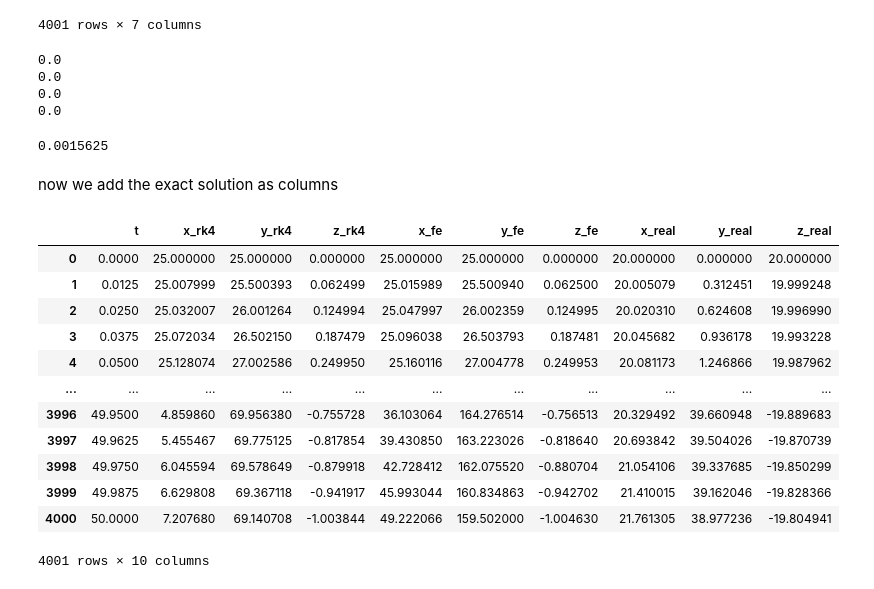
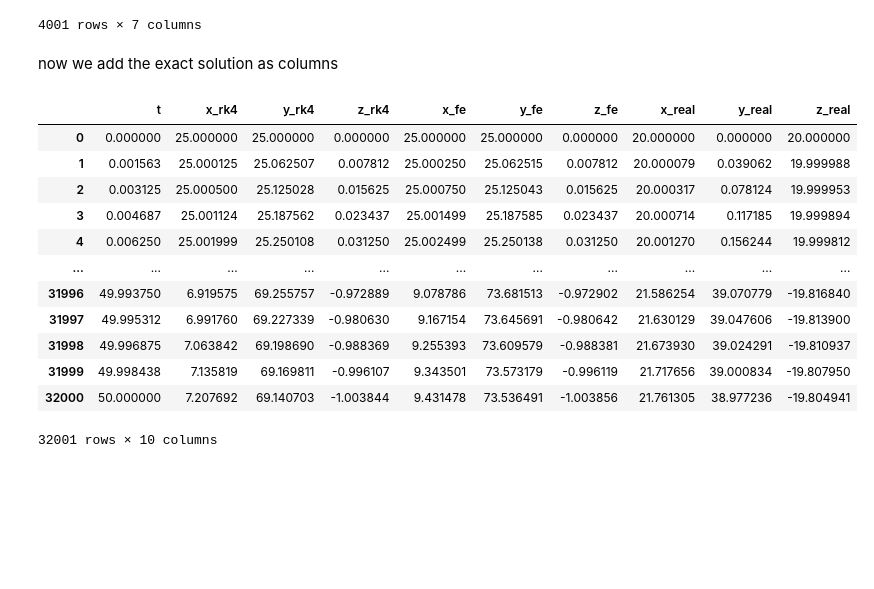
Before and after one commit to Johannesfjeldsaa/FYS3150_projects, a Jupyter notebook: Project3/solutions/plotting.ipynb, the cells around one changed output. Drawn from its saved outputs; the diff is of its cells as text; code cells hidden in the pictures; blank space fills up the shorter version.

```diff
--- a/Project3/solutions/plotting.ipynb
+++ b/Project3/solutions/plotting.ipynb
@@ -121,37 +121,40 @@ fig, axs = plt.subplots(nrows=3, ncols=2, figsize=(12, 15),
 
 # Plot v_x in the top row
 for i in range(2):
-    axs[0, i].set_aspect('equal', adjustable='box')
+    #axs[0, i].set_aspect('equal', adjustable='box')
 
     if i == 0:
-        axs[0, i].set_title('Without particle interaction (v_x)')
         sns.scatterplot(df, x='x1_wo', y='v_x1_wo', ax=axs[0, i], c=df['t'], alpha=0.5, cmap='flare', legend=False)
         sns.scatterplot(df, x='x2_wo', y='v_x2_wo', ax=axs[0, i], c=df['t'], alpha=0.5, cmap='crest', legend=False)
+        axs[0, i].set_title('Without particle interaction (v_x)')
+        axs[0, i].set_ylabel('v_x (microns/microsecond)')
     else:
-        axs[0, i].set_title('With particle interaction (v_x)')
         sns.scatterplot(df, x='x1_w', y='v_x1_w', ax=axs[0, i], c=df['t'], alpha=0.5, cmap='flare', legend=False)
         sns.scatterplot(df, x='x2_w', y='v_x2_w', ax=axs[0, i], c=df['t'], alpha=0.5, cmap='crest', legend=False)
+        axs[0, i].set_title('With particle interaction (v_x)')
+        axs[0, i].set_ylabel('')
 
     axs[0, i].set_xlabel('x (microns)')
-    if i == 0:
-        axs[0, i].set_ylabel('v_x (microns/microsecond)')
+
 
 # Plot v_y in the second row
 for i in range(2):
-    axs[1, i].set_aspect('equal', adjustable='box')
+    #axs[1, i].set_aspect('equal', adjustable='box')
 
     if i == 0:
-        axs[1, i].set_title('Without particle interaction (v_y)')
         sns.scatterplot(df, x='y1_wo', y='v_y1_wo', ax=axs[1, i], c=df['t'], alpha=0.5, cmap='flare', legend=False)
         sns.scatterplot(df, x='y2_wo', y='v_y2_wo', ax=axs[1, i], c=df['t'], alpha=0.5, cmap='crest', legend=False)
+        axs[1, i].set_title('Without particle interaction (v_y)')
+        axs[1, i].set_ylabel('v_y (microns/microsecond)')
     else:
-        axs[1, i].set_title('With particle interaction (v_y)')
         sns.scatterplot(df, x='y1_w', y='v_y1_w', ax=axs[1, i], c=df['t'], alpha=0.5, cmap='flare', legend=False)
         sns.scatterplot(df, x='y2_w', y='v_y2_w', ax=axs[1, i], c=df['t'], alpha=0.5, cmap='crest', legend=False)
+        axs[1, i].set_title('With particle interaction (v_y)')
+        axs[1, i].set_ylabel('')
 
-    axs[1, i].set_xlabel('x (microns)')
-    if i == 0:
-        axs[1, i].set_ylabel('v_y (microns/microsecond)')
+    axs[1, i].set_xlabel('y (microns)')
+
+
 
 # Create colorbars
 norm = plt.Normalize(df['t'].min(), df['t'].max())
@@ -263,51 +266,34 @@ dfs[4000]['df']
 | 3999 | 49.9875 | 6.629808 | 69.367118 | -0.941917 | 45.993044 | 160.834863 | -0.942702 |
 | 4000 | 50.0000 | 7.207680 | 69.140708 | -1.003844 | 49.222066 | 159.502000 | -1.004630 |
 4001 rows × 7 columns
-# %%
-from specific_solution import *
-
-for n_steps in [4000, 8000, 16000, 32000]:
-    df = dfs[n_steps]['df']
-    t_vec, x_vec, y_vec, z_vec = simulate_specific_solution(n_steps)
-
-    print(sum(df['t'].values-t_vec))
-# %% [output]
-0.0
-0.0
-0.0
-0.0
-# %%
-50/32000
-# %% [output]
-0.0015625
 # %% [markdown]
 now we add the exact solution as columns
 # %%
 from specific_solution import *
 
 for n_steps, value in dfs.items():
     t_vec, x_vec, y_vec, z_vec = simulate_specific_solution(n_steps)
     df = value['df']
     df['x_real'] = x_vec
     df['y_real'] = y_vec
     df['z_real'] = z_vec
     value['df'] = df
 
-dfs[4000]['df']
+dfs[32000]['df']
 # %% [output]
 |  | t | x_rk4 | y_rk4 | z_rk4 | x_fe | y_fe | z_fe | x_real | y_real | z_real |
-| 0 | 0.0000 | 25.000000 | 25.000000 | 0.000000 | 25.000000 | 25.000000 | 0.000000 | 20.000000 | 0.000000 | 20.000000 |
-| 1 | 0.0125 | 25.007999 | 25.500393 | 0.062499 | 25.015989 | 25.500940 | 0.062500 | 20.005079 | 0.312451 | 19.999248 |
-| 2 | 0.0250 | 25.032007 | 26.001264 | 0.124994 | 25.047997 | 26.002359 | 0.124995 | 20.020310 | 0.624608 | 19.996990 |
-| 3 | 0.0375 | 25.072034 | 26.502150 | 0.187479 | 25.096038 | 26.503793 | 0.187481 | 20.045682 | 0.936178 | 19.993228 |
-| 4 | 0.0500 | 25.128074 | 27.002586 | 0.249950 | 25.160116 | 27.004778 | 0.249953 | 20.081173 | 1.246866 | 19.987962 |
+| 0 | 0.000000 | 25.000000 | 25.000000 | 0.000000 | 25.000000 | 25.000000 | 0.000000 | 20.000000 | 0.000000 | 20.000000 |
+| 1 | 0.001563 | 25.000125 | 25.062507 | 0.007812 | 25.000250 | 25.062515 | 0.007812 | 20.000079 | 0.039062 | 19.999988 |
+| 2 | 0.003125 | 25.000500 | 25.125028 | 0.015625 | 25.000750 | 25.125043 | 0.015625 | 20.000317 | 0.078124 | 19.999953 |
+| 3 | 0.004687 | 25.001124 | 25.187562 | 0.023437 | 25.001499 | 25.187585 | 0.023437 | 20.000714 | 0.117185 | 19.999894 |
+| 4 | 0.006250 | 25.001999 | 25.250108 | 0.031250 | 25.002499 | 25.250138 | 0.031250 | 20.001270 | 0.156244 | 19.999812 |
 | ... | ... | ... | ... | ... | ... | ... | ... | ... | ... | ... |
-| 3996 | 49.9500 | 4.859860 | 69.956380 | -0.755728 | 36.103064 | 164.276514 | -0.756513 | 20.329492 | 39.660948 | -19.889683 |
-| 3997 | 49.9625 | 5.455467 | 69.775125 | -0.817854 | 39.430850 | 163.223026 | -0.818640 | 20.693842 | 39.504026 | -19.870739 |
-| 3998 | 49.9750 | 6.045594 | 69.578649 | -0.879918 | 42.728412 | 162.075520 | -0.880704 | 21.054106 | 39.337685 | -19.850299 |
-| 3999 | 49.9875 | 6.629808 | 69.367118 | -0.941917 | 45.993044 | 160.834863 | -0.942702 | 21.410015 | 39.162046 | -19.828366 |
-| 4000 | 50.0000 | 7.207680 | 69.140708 | -1.003844 | 49.222066 | 159.502000 | -1.004630 | 21.761305 | 38.977236 | -19.804941 |
+| 31996 | 49.993750 | 6.919575 | 69.255757 | -0.972889 | 9.078786 | 73.681513 | -0.972902 | 21.586254 | 39.070779 | -19.816840 |
+| 31997 | 49.995312 | 6.991760 | 69.227339 | -0.980630 | 9.167154 | 73.645691 | -0.980642 | 21.630129 | 39.047606 | -19.813900 |
+| 31998 | 49.996875 | 7.063842 | 69.198690 | -0.988369 | 9.255393 | 73.609579 | -0.988381 | 21.673930 | 39.024291 | -19.810937 |
+| 31999 | 49.998438 | 7.135819 | 69.169811 | -0.996107 | 9.343501 | 73.573179 | -0.996119 | 21.717656 | 39.000834 | -19.807950 |
+| 32000 | 50.000000 | 7.207692 | 69.140703 | -1.003844 | 9.431478 | 73.536491 | -1.003856 | 21.761305 | 38.977236 | -19.804941 |
-4001 rows × 10 columns
+32001 rows × 10 columns
 # %%
 def f_del_max(df, method):
     # Calculate the difference vectors for each row
```
Also changed, not shown: parts of 10 cells of this notebook, 6 other files.
